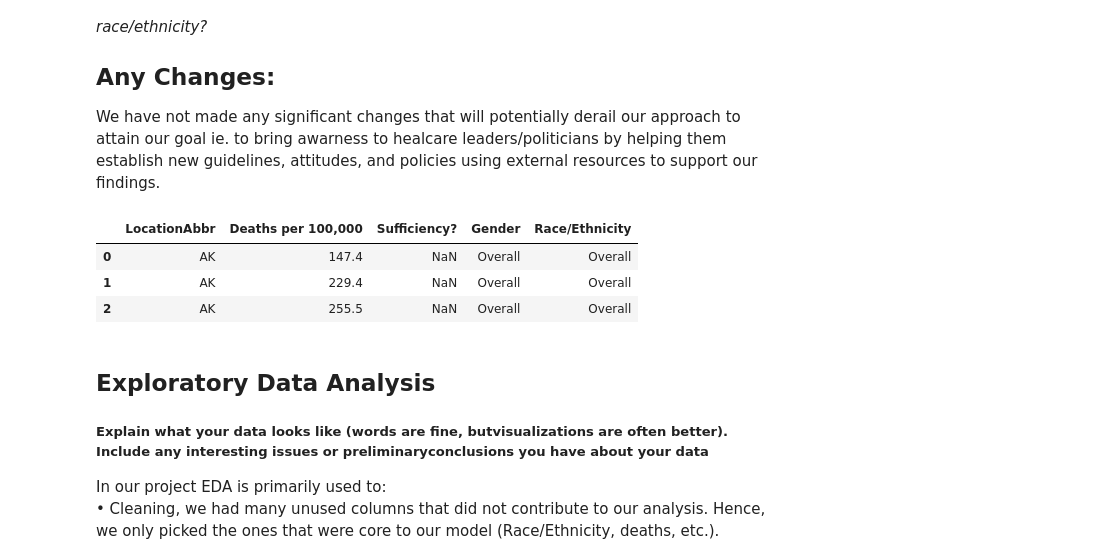
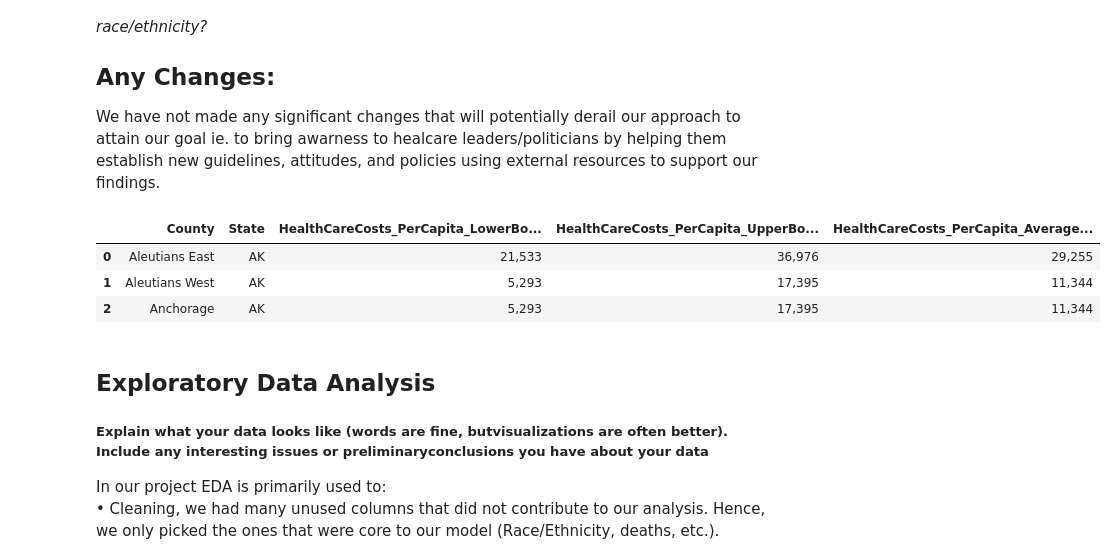
Before and after one commit to uic-cs418/cs418-spring22-quiz-gods, a Jupyter notebook: clean.ipynb, the cells around one changed output. Cells and saved outputs as stored; diff of their text form; code cells hidden in the pictures.

Commit message:
hcc cleaned
cleaning done for healthcarecost.csv

```diff
--- a/clean.ipynb
+++ b/clean.ipynb
@@ -20,49 +20,54 @@ import seaborn as sns
 import matplotlib.pyplot as plt
 from DFfunctions import *
 
-covid = pd.read_csv('covid19mortality.csv')
+# covid = pd.read_csv('covid19mortality.csv')
 heart = pd.read_csv('heartmortality.csv')   #Year for every data observation is 2013
 stroke = pd.read_csv('strokemortality.csv') #Year for every data observation is 2017
 
-healthcarecosts = pd.read_csv('healthcarecost')
+hcc = pd.read_csv('healthcarecost.csv') #hcc = health care costs
 
 #covid.head(2)
 # %%
 #Drop columns that are not necessary for analysis
-covidNotUsed = ['Year', 'Footnote']
-coviddf = removeC(covid, covidNotUsed)
+# covidNotUsed = ['Year', 'Footnote']
+# coviddf = removeC(covid, covidNotUsed)
 
 heartNotUsed = ['Year','LocationDesc','GeographicLevel','DataSource','Class','Topic','Data_Value_Unit','Data_Value_Type',
                  'StratificationCategory1','Data_Value_Footnote_Symbol','StratificationCategory2',
                  'TopicID','LocationID','Location 1']
-
 heartDf = removeC(heart, heartNotUsed)
 
 strokeNotUsed = ['Year','LocationDesc','DataSource','Class','Topic','Data_Value_Unit','Data_Value_Type',
                  'StratificationCategory1','Data_Value_Footnote_Symbol','StratificationCategory2',
                  'TopicID','LocationID','Y_lat','X_lon','GeographicLevel']
+strokeDf = removeC(stroke, strokeNotUsed)
 
-strokeDf = removeC(stroke, strokeNotUsed)
+hccNotUsed = ['FIPS Code','Value']
+hccDf = removeC(hcc, hccNotUsed)
 # %%
 #We want data analysis to be easy to process and less time to take, so let's clarify some column values and
 #create a legend key to shorten the column values to look through the dataset
-coviddf = coviddf.rename(columns = {'Non-Hispanic White':'W', 'Non-Hispanic Black or African American': 'B/AA',
-                       'Non-Hispanic American Indian or Alaska Native':'AIAN', 'Non-Hispanic Asian':'A',
-                        'Non-Hispanic Native Hawaiian or Other Pacific Islander': 'NH/OPI',
-                        'Non Hispanic more than one race': 'MultipleRaces', 'Hispanic or Latino' : 'H/L'})
+# coviddf = coviddf.rename(columns = {'Non-Hispanic White':'W', 'Non-Hispanic Black or African American': 'B/AA',
+#                        'Non-Hispanic American Indian or Alaska Native':'AIAN', 'Non-Hispanic Asian':'A',
+#                         'Non-Hispanic Native Hawaiian or Other Pacific Islander': 'NH/OPI',
+#                         'Non Hispanic more than one race': 'MultipleRaces', 'Hispanic or Latino' : 'H/L'})
 
 heartDf = heartDf.rename(columns = {'Data_Value': 'Deaths per 100,000', 'Data_Value_Footnote': 'Sufficiency?'
                                ,'Stratification1': 'Gender', 'Stratification2': 'Race/Ethnicity'})
 
 strokeDf = strokeDf.rename(columns = {'Data_Value': 'Deaths per 100,000', 'Data_Value_Footnote': 'Sufficiency?'
                                  ,'Stratification1': 'Gender','Stratification2': 'Race/Ethnicity'})
 
-heartDf.head(3)
+hccDf = hccDf.rename(columns = {'Name': 'County', 'LowRange($)': 'HealthCareCosts_PerCapita_LowerBound($)'
+                               , 'HighRange($)': 'HealthCareCosts_PerCapita_UpperBound($)'
+                               , 'Average($)': 'HealthCareCosts_PerCapita_AverageBound($)'})
+
+hccDf.head(3)
 # %% [output]
-|  | LocationAbbr | Deaths per 100,000 | Sufficiency? | Gender | Race/Ethnicity |
-| 0 | AK | 147.4 | NaN | Overall | Overall |
-| 1 | AK | 229.4 | NaN | Overall | Overall |
-| 2 | AK | 255.5 | NaN | Overall | Overall |
+|  | County | State | HealthCareCosts_PerCapita_LowerBo... | HealthCareCosts_PerCapita_UpperBo... | HealthCareCosts_PerCapita_Average... |
+| 0 | Aleutians East | AK | 21,533 | 36,976 | 29,255 |
+| 1 | Aleutians West | AK | 5,293 | 17,395 | 11,344 |
+| 2 | Anchorage | AK | 5,293 | 17,395 | 11,344 |
 # %% [markdown]
 ## **Exploratory Data Analysis**
 #####  Explain what your data looks like (words are fine, butvisualizations are often better). Include any interesting issues or preliminaryconclusions you have about your data
```
Also changed, not shown: parts of 2 cells of this notebook, 2 other files.
